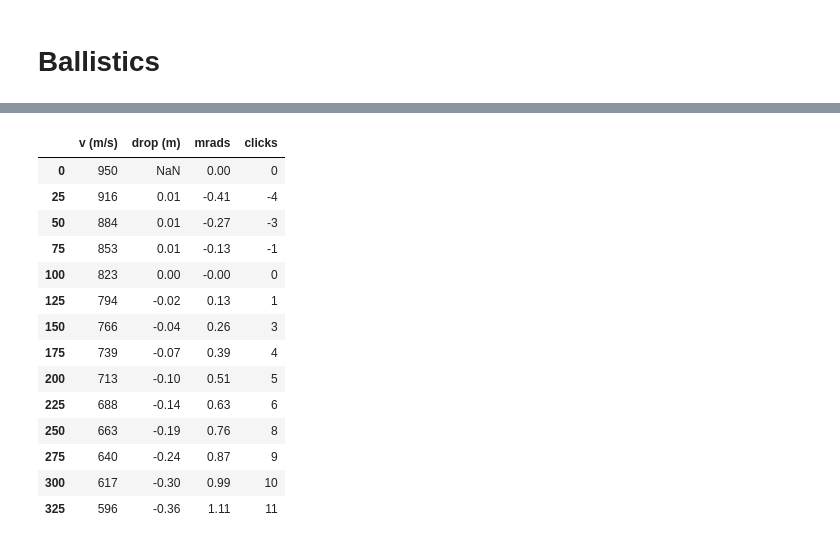
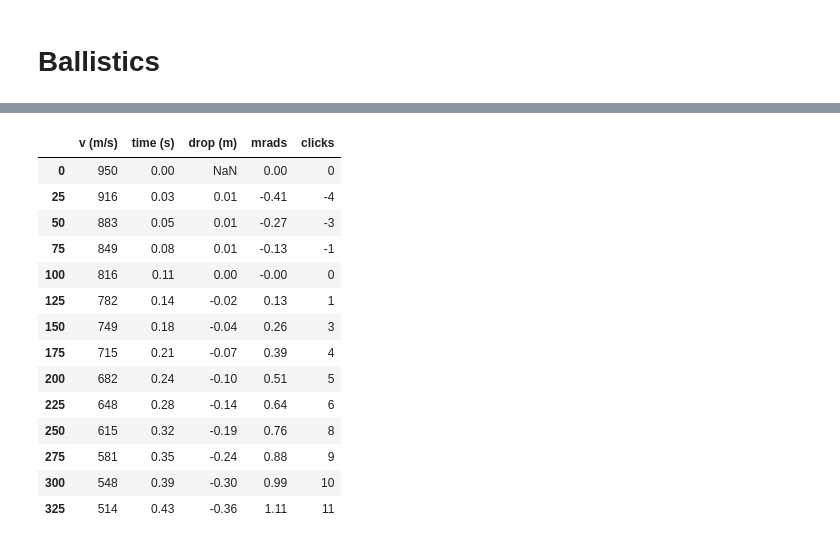
Before and after one commit to theresiasnow/ballistics, a Jupyter notebook: ballistics.ipynb, the cells around one changed output, grey strips where cells are left out. Drawn from its saved outputs; the diff is of its cells as text; code cells hidden in the pictures.

```diff
--- a/ballistics.ipynb
+++ b/ballistics.ipynb
@@ -37,10 +54,9 @@ angle_guess = 0
 def find_angle(a):
     # a is passed as an array, so we extract the scalar value using a[0]
     a = a[0]
-    return b.calculate_poi_with_integration(d_zero, air_density, drag_coefficient_g1, bullet_weight, bullet_area, h, v0, a)
+    return b.calculate_poi_with_integration(d_zero, drag_coefficient_g1, bullet_weight, bullet_area, h, v0, a)
 
 # Use fsolve to find the correct angle
 result = fsolve(find_angle, angle_guess)
 
 optimal_angle = result[0]
-optimal_angle, drag_coefficient_g1
@@ -49,7 +63,7 @@ optimal_angle, drag_coefficient_g1
 # %%
 step = 25 # m
 distances = np.arange(d_min, d_max + step, step)
-velocities = b.calculate_velocities(v0, air_density, drag_coefficient_g1, bullet_weight, bullet_area, distances)
-pois = b.calculate_pois_with_integration(d_min, d_max, step, air_density, drag_coefficient_g1, bullet_weight, bullet_area, h, v0, optimal_angle)
-mrads = b.calculate_mrads(distances, pois)
-pois
+velocities = b.calculate_velocities(v0, drag_coefficient_g1, bullet_weight, bullet_area, distances)
+pois = b.calculate_pois_with_integration(d_min, d_max, step, drag_coefficient_g1, bullet_weight, bullet_area, h, v0, optimal_angle)
+pois_mrad = b.calculate_mrads(distances, pois)
+time_to_distances = b.calculate_time_of_flights(v0, drag_coefficient_g1, bullet_weight, bullet_area, distances, optimal_angle)
@@ -85,25 +106,26 @@ plt.show()
 # %%
-3 # Ballistic tables
+# Ballistic tables
 velocities = np.round(velocities, 0).astype(int)
-mrads = np.round(mrads, 2)
-clicks = np.round(np.array(list(map(lambda x: x/mrad_per_click, mrads)))).astype(int)
-d = {'v (m/s)': velocities, 'drop (m)': pois, 'mrads': mrads, 'clicks': clicks}
+times = np.round(time_to_distances, 2)
+pois = np.round(pois, 2)
+pois_mrad = np.round(pois_mrad, 2)
+clicks = np.round(np.array(list(map(lambda x: x/mrad_per_click, pois_mrad)))).astype(int)
+d = {'v (m/s)': velocities, 'time (s)': times, 'drop (m)': pois, 'mrads': pois_mrad, 'clicks': clicks}
 df = pd.DataFrame(data=d, index=distances)
-df = df.round({'v': 3, 'drop (m)': 2, 'mrads': 2})
 display(df)
 # %% [output]
-|  | v (m/s) | drop (m) | mrads | clicks |
-| 0 | 950 | NaN | 0.00 | 0 |
-| 25 | 916 | 0.01 | -0.41 | -4 |
-| 50 | 884 | 0.01 | -0.27 | -3 |
-| 75 | 853 | 0.01 | -0.13 | -1 |
-| 100 | 823 | 0.00 | -0.00 | 0 |
-| 125 | 794 | -0.02 | 0.13 | 1 |
-| 150 | 766 | -0.04 | 0.26 | 3 |
-| 175 | 739 | -0.07 | 0.39 | 4 |
-| 200 | 713 | -0.10 | 0.51 | 5 |
-| 225 | 688 | -0.14 | 0.63 | 6 |
-| 250 | 663 | -0.19 | 0.76 | 8 |
-| 275 | 640 | -0.24 | 0.87 | 9 |
-| 300 | 617 | -0.30 | 0.99 | 10 |
-| 325 | 596 | -0.36 | 1.11 | 11 |
+|  | v (m/s) | time (s) | drop (m) | mrads | clicks |
+| 0 | 950 | 0.00 | NaN | 0.00 | 0 |
+| 25 | 916 | 0.03 | 0.01 | -0.41 | -4 |
+| 50 | 883 | 0.05 | 0.01 | -0.27 | -3 |
+| 75 | 849 | 0.08 | 0.01 | -0.13 | -1 |
+| 100 | 816 | 0.11 | 0.00 | -0.00 | 0 |
+| 125 | 782 | 0.14 | -0.02 | 0.13 | 1 |
+| 150 | 749 | 0.18 | -0.04 | 0.26 | 3 |
+| 175 | 715 | 0.21 | -0.07 | 0.39 | 4 |
+| 200 | 682 | 0.24 | -0.10 | 0.51 | 5 |
+| 225 | 648 | 0.28 | -0.14 | 0.64 | 6 |
+| 250 | 615 | 0.32 | -0.19 | 0.76 | 8 |
+| 275 | 581 | 0.35 | -0.24 | 0.88 | 9 |
+| 300 | 548 | 0.39 | -0.30 | 0.99 | 10 |
+| 325 | 514 | 0.43 | -0.36 | 1.11 | 11 |
```
Also changed, not shown: parts of 8 cells of this notebook, 2 other files.
